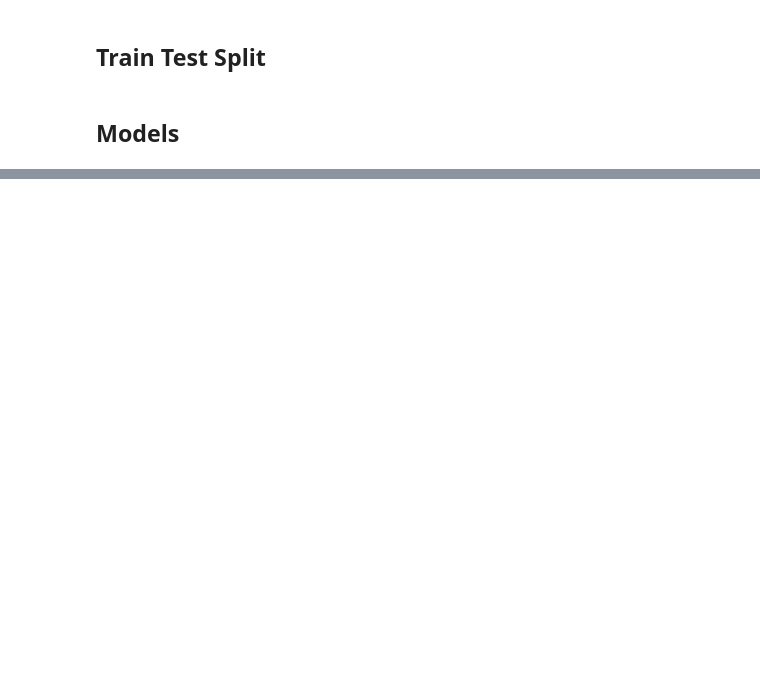
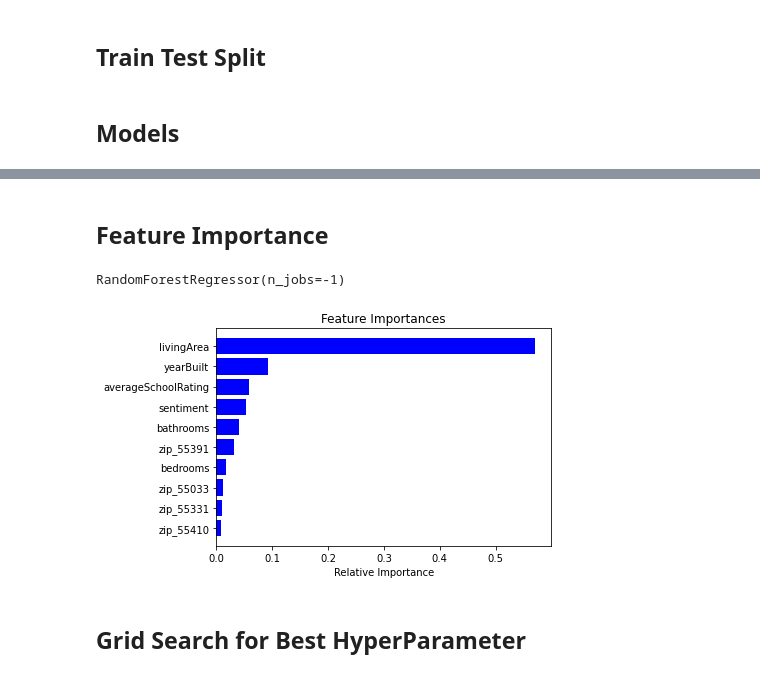
Before and after one commit to ChampBoy/INET4061Project, a Jupyter notebook: Model.ipynb, the cells around one changed output, grey strips where cells are left out. Drawn from its saved outputs; the diff is of its cells as text; code cells hidden in the pictures; blank space fills up the shorter version.

Commit message:
Updated Model File

```diff
--- a/Model.ipynb
+++ b/Model.ipynb
@@ -86,2 +89,0 @@ cnn_model.compile(optimizer='adam', loss='mean_absolute_error', metrics=["mae"])
-# %%
-cnn_model.fit(X_train, y_train, validation_split=0.1, epochs=100, verbose=1)
@@ -107,18 +90,20 @@ Epoch 100/100
 # %%
 models = {
-    #"Neural Network" : cnn_model,
-    "Linear Regression" : linear_model.LinearRegression(),
-    #"Support Vector Machine" : svm.SVR(),
+    "Neural Network" : create_model("Adam"),
+    "Linear Regression" : linear_model.LinearRegression(n_jobs=-1),
+    "Support Vector Machine" : svm.SVR(),
     "Decision Tree" : DecisionTreeRegressor(),
     "Ridge Regression" : linear_model.Ridge(alpha=.5),
     "Least Angle Regression" : linear_model.LassoLars(alpha=.1),
     "Bayesian Ridge Regression" : linear_model.BayesianRidge(),
     "SGD Regressor" : linear_model.SGDRegressor(),
-    "Nearest Neighbors Regression" : neighbors.KNeighborsRegressor(),
-    #"Gaussian Process" : gaussian_process.GaussianProcessRegressor(),
-    "Random Forest" : ensemble.RandomForestRegressor(),
+    "Nearest Neighbors Regression" : neighbors.KNeighborsRegressor(n_jobs=-1),
+    "Gaussian Process" : gaussian_process.GaussianProcessRegressor(),
+    "Random Forest" : ensemble.RandomForestRegressor(n_jobs=-1),
     'Gradient Boosting Regressor' : ensemble.GradientBoostingRegressor()
 }
+
+results = []
 
 for model_name in models:
     model = models[model_name]
@@ -131,8 +116,11 @@ for model_name in models:
     y_pred = model.predict(X_test)
 
     print ("=== " + model_name + " ===")
-    print('Mean Absolute Error:', metrics.mean_absolute_error(y_test, y_pred))
-    print('Mean Squared Error:', metrics.mean_squared_error(y_test, y_pred))
-    print('Root Mean Squared Error:', np.sqrt(metrics.mean_squared_error(y_test, y_pred)))
-    print ('\n')
+    #     print('Mean Absolute Error:', metrics.mean_absolute_error(y_test, y_pred))
+    #     print('Mean Squared Error:', metrics.mean_squared_error(y_test, y_pred))
+    #     print('Root Mean Squared Error:', np.sqrt(metrics.mean_squared_error(y_test, y_pred)))
+    #     print ('\n')
+    results.append([model_name, round(metrics.mean_absolute_error(y_test, y_pred), 3),
+                    round(metrics.mean_squared_error(y_test, y_pred), 3),
+                    round(np.sqrt(metrics.mean_squared_error(y_test, y_pred)), 3)])
 # %% [output]
@@ -156,3 +177,24 @@ Root Mean Squared Error: 112972.56435630475
+# %% [markdown]
+## Feature Importance
+# %%
+model = ensemble.RandomForestRegressor(n_jobs=-1)
+model.fit(X_train, y_train)
+# %% [output]
+RandomForestRegressor(n_jobs=-1)
+# %%
+features = X.columns
+importances = model.feature_importances_
+indices = np.argsort(importances)[-10:]
+
+plt.title('Feature Importances')
+plt.barh(range(len(indices)), importances[indices], color='b', align='center')
+plt.yticks(range(len(indices)), [features[i] for i in indices])
+plt.xlabel('Relative Importance')
+plt.show()
+# %% [output]
+[figure, added]
+# %% [markdown]
+## Grid Search for Best HyperParameter
 # %%
 from sklearn.model_selection import RandomizedSearchCV
 
```
Also changed, not shown: parts of 14 cells of this notebook.
